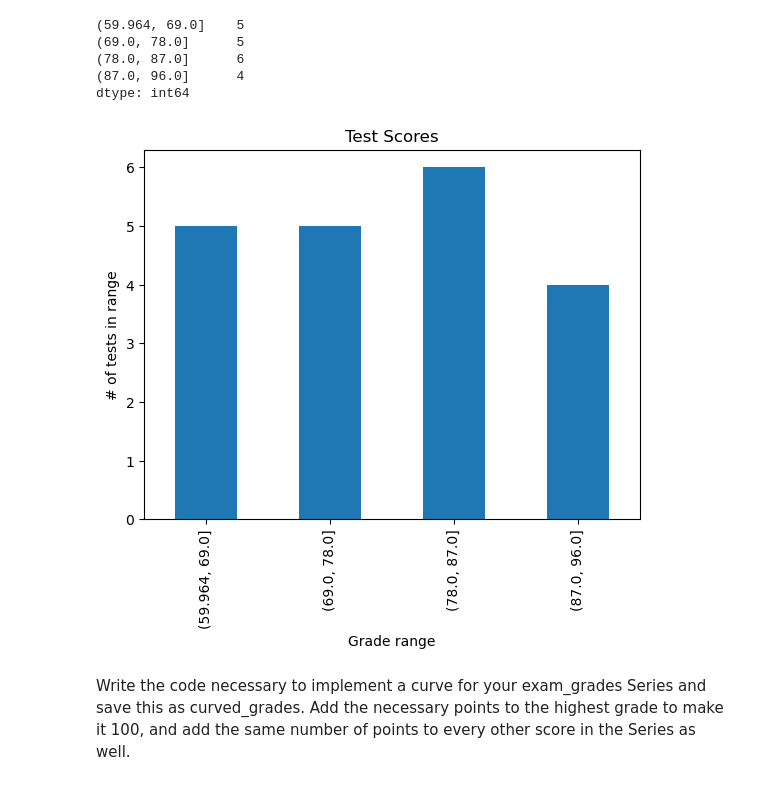
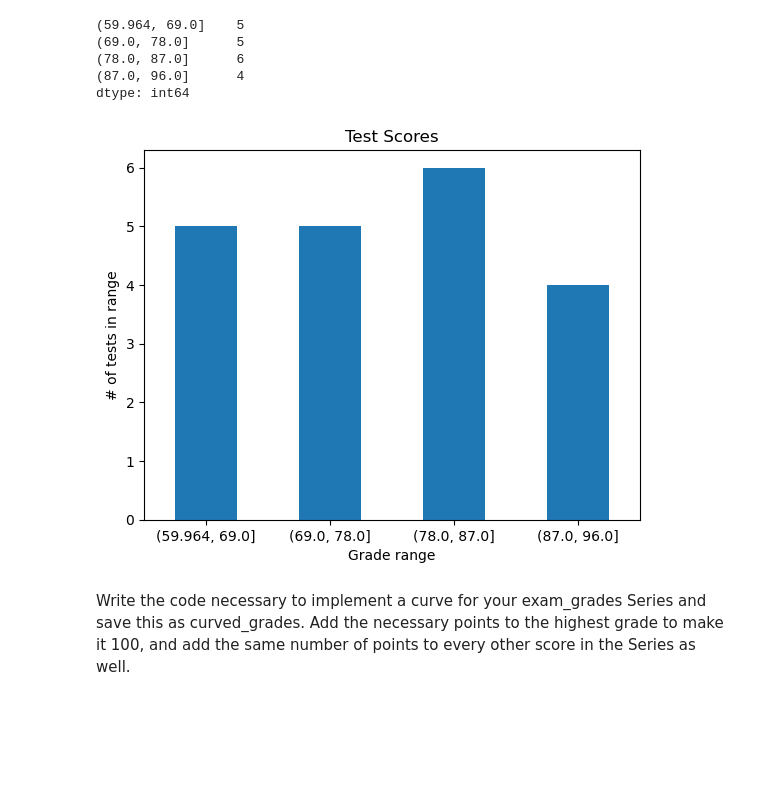
Before and after one commit to Andrew-Casey/numpy-pandas-visualization-exercises-, a Jupyter notebook: pandas_series.ipynb, the cells around one changed output. Saved outputs shown, nothing was run; the diff lists cells and outputs as text; code cells hidden in the pictures; blank space fills up the shorter version.

```diff
--- a/pandas_series.ipynb
+++ b/pandas_series.ipynb
@@ -697,17 +847,17 @@ scores2.value_counts().sort_index()
 dtype: int64
 # %%
 # create a bar plot
-scores2.value_counts().sort_index().plot.bar()
+scores2.value_counts().sort_index().plot.bar(rot=0)
 
 # add labels and title
 plt.xlabel("Grade range")
 plt.ylabel("# of tests in range")
 plt.title("Test Scores")
 
 # show the plot
 plt.show()
 # %% [output]
-[figure, old version]
+[figure, new version]
 # %% [markdown]
 Write the code necessary to implement a curve for your exam_grades Series and save this as curved_grades. Add the necessary points to the highest grade to make it 100, and add the same number of points to every other score in the Series as well.
 # %%
```
Also changed, not shown: parts of 28 cells of this notebook, 3 other files.
